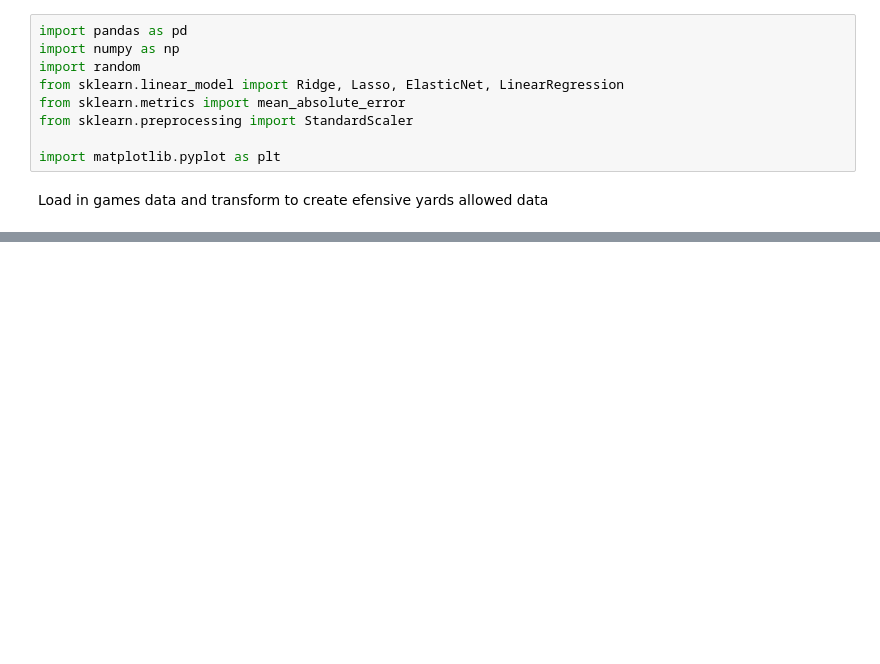
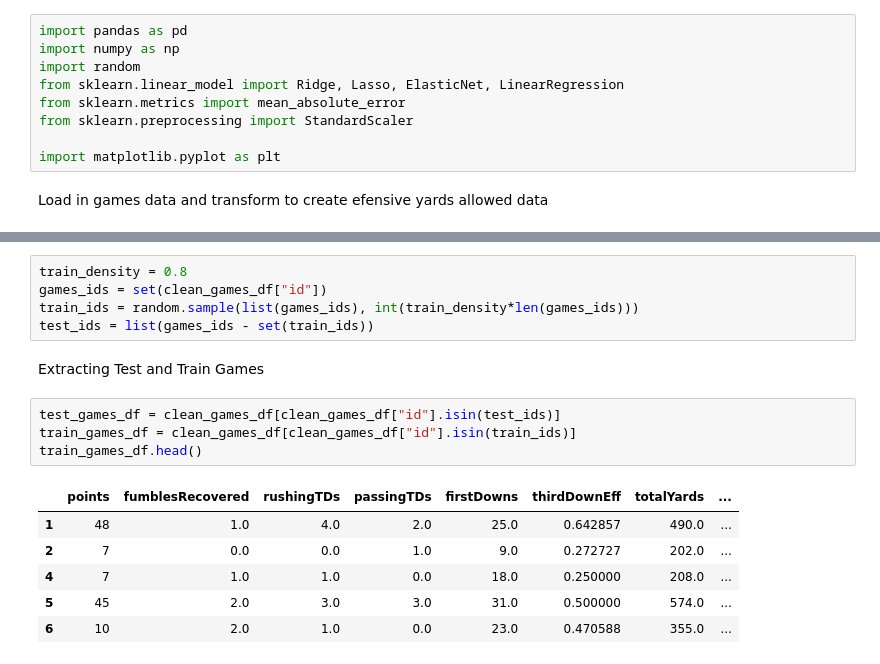
Before and after one commit to JohnVanderhoff/college_football_prediction_project, a Jupyter notebook: college-football-prediction/Model Testing 2.ipynb, the cells around one changed output, grey strips where cells are left out. Drawn from its saved outputs; the diff is of its cells as text; blank space fills up the shorter version.

```diff
--- a/college-football-prediction/Model Testing 2.ipynb
+++ b/college-football-prediction/Model Testing 2.ipynb
@@ -28,0 +59,18 @@ recruit_df = pd.DataFrame(data = pd.read_csv('all_teams_recruit_data.csv', index
+# %%
+train_density = 0.8
+games_ids = set(clean_games_df["id"])
+train_ids = random.sample(list(games_ids), int(train_density*len(games_ids)))
+test_ids = list(games_ids - set(train_ids))
+# %% [markdown]
+Extracting Test and Train Games
+# %%
+test_games_df = clean_games_df[clean_games_df["id"].isin(test_ids)]
+train_games_df = clean_games_df[clean_games_df["id"].isin(train_ids)]
+train_games_df.head()
+# %% [output]
+|  | points | fumblesRecovered | rushingTDs | passingTDs | firstDowns | thirdDownEff | totalYards | ... |
+| 1 | 48 | 1.0 | 4.0 | 2.0 | 25.0 | 0.642857 | 490.0 | ... |
+| 2 | 7 | 0.0 | 0.0 | 1.0 | 9.0 | 0.272727 | 202.0 | ... |
+| 4 | 7 | 1.0 | 1.0 | 0.0 | 18.0 | 0.250000 | 208.0 | ... |
+| 5 | 45 | 2.0 | 3.0 | 3.0 | 31.0 | 0.500000 | 574.0 | ... |
+| 6 | 10 | 2.0 | 1.0 | 0.0 | 23.0 | 0.470588 | 355.0 | ... |
```
Also changed, not shown: parts of 15 cells of this notebook, 2 other files.
